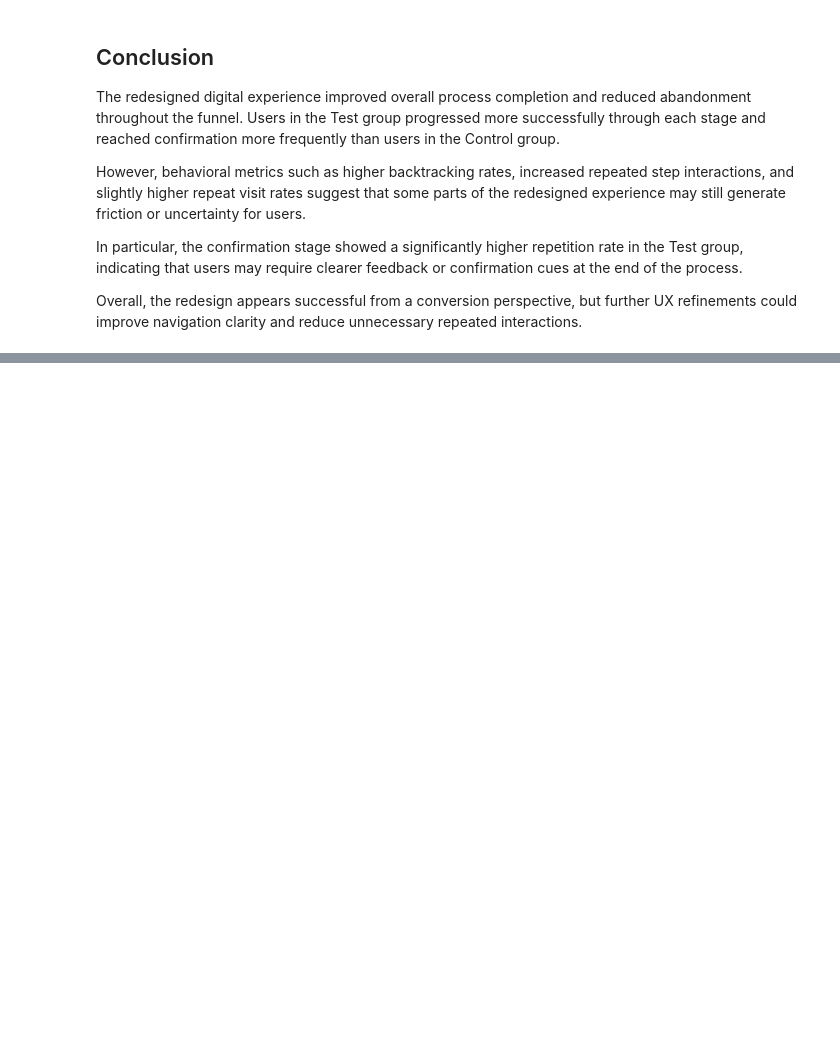
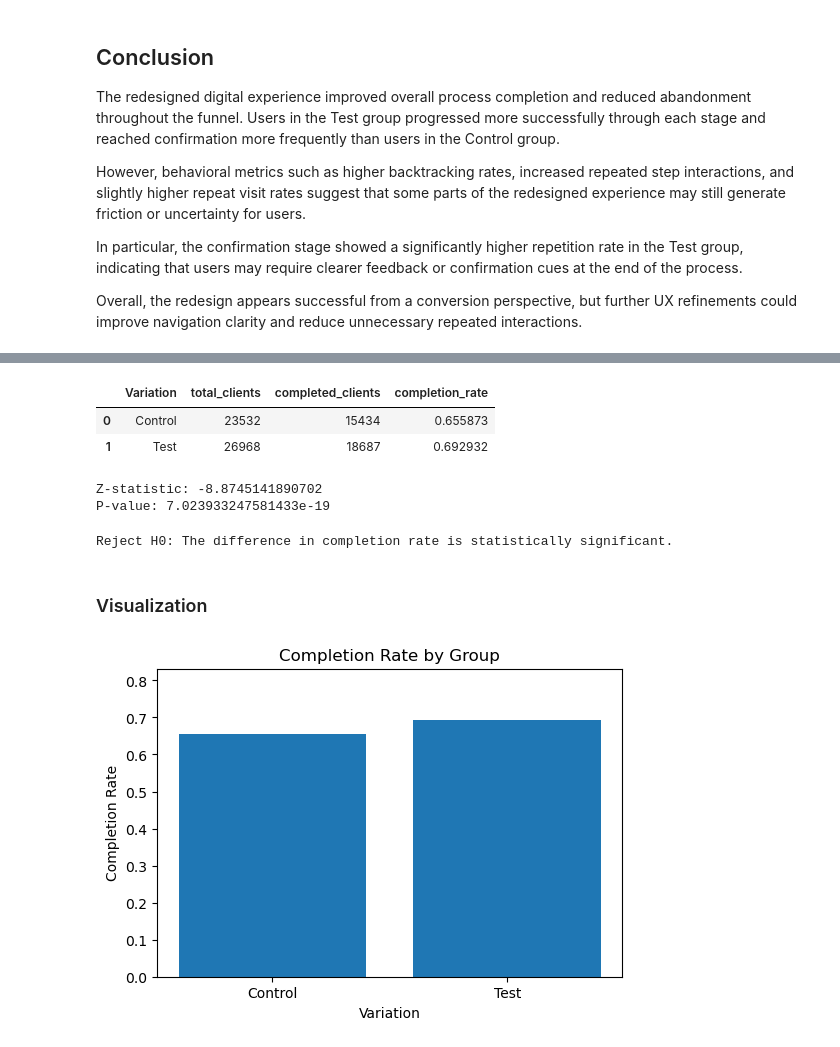
Before and after one commit to romsx111/ab-customer-experience-project, a Jupyter notebook: data_cleaning_ab_testing.ipynb, the cells around one changed output, grey strips where cells are left out. Saved outputs shown, nothing was run; the diff lists cells and outputs as text; code cells hidden in the pictures; blank space fills up the shorter version.

Commit message:
Add completion rate hypothesis testing

```diff
--- a/data_cleaning_ab_testing.ipynb
+++ b/data_cleaning_ab_testing.ipynb
@@ -1080,0 +1092,2 @@ Overall, the redesign appears successful from a conversion perspective, but furt
+# %%
+df_hyp = df_exp.copy() #The dataframe for the hypothesis to avoid changing the finished one
@@ -1080,0 +1131,65 @@ Overall, the redesign appears successful from a conversion perspective, but furt
+# %%
+#Group them by control or test
+
+completion_summary = (
+    completion
+    .groupby('Variation')
+    .agg(
+        total_clients=('client_id', 'count'),
+        completed_clients=('completed', 'sum')
+    )
+    .reset_index()
+)
+# %%
+#Calculate completion rate
+
+completion_summary['completion_rate'] = (
+    completion_summary['completed_clients'] /
+    completion_summary['total_clients']
+)
+
+completion_summary
+# %% [output]
+|  | Variation | total_clients | completed_clients | completion_rate |
+| 0 | Control | 23532 | 15434 | 0.655873 |
+| 1 | Test | 26968 | 18687 | 0.692932 |
+# %%
+#Proportions z-test since we are comparing proportions (completion rate)
+
+count = completion_summary['completed_clients'].values
+nobs = completion_summary['total_clients'].values
+
+z_stat, p_value = proportions_ztest(count, nobs)
+
+print("Z-statistic:", z_stat)
+print("P-value:", p_value)
+# %% [output]
+Z-statistic: -8.8745141890702
+P-value: 7.023933247581433e-19
+# %%
+alpha = 0.05
+
+if p_value < alpha:
+    print("Reject H0: The difference in completion rate is statistically significant.")
+else:
+    print("Fail to reject H0: The difference in completion rate is not statistically significant.")
+# %% [output]
+Reject H0: The difference in completion rate is statistically significant.
+# %% [markdown]
+### Visualization
+# %%
+plt.figure(figsize=(6,4))
+
+plt.bar(
+    completion_summary['Variation'],
+    completion_summary['completion_rate']
+)
+
+plt.title('Completion Rate by Group')
+plt.xlabel('Variation')
+plt.ylabel('Completion Rate')
+plt.ylim(0, completion_summary['completion_rate'].max() * 1.2)
+
+plt.show()
+# %% [output]
+[figure, added]
```
Also changed, not shown: parts of 14 cells of this notebook.
